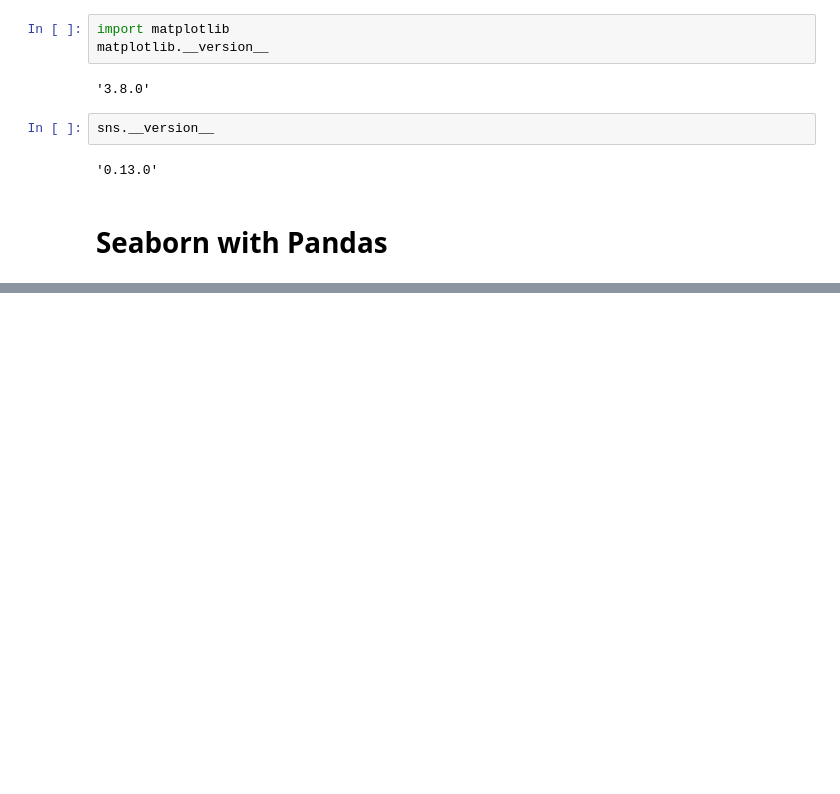
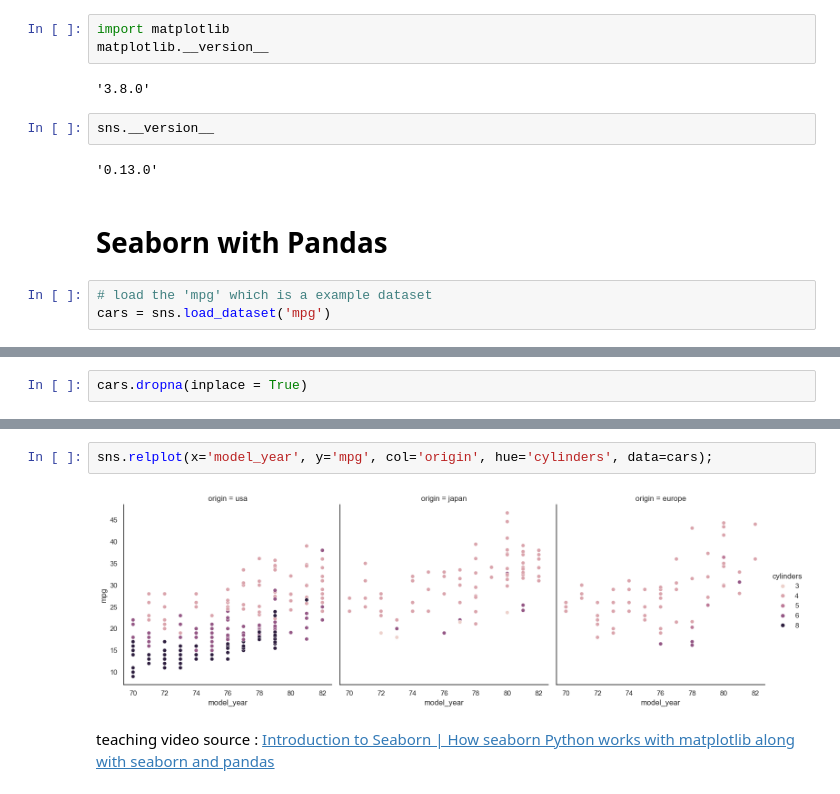
Before and after one commit to JOMYYYYYY/seaborn-projects, a Jupyter notebook: Seaborn Intro.ipynb, the cells around one changed output, grey strips where cells are left out. Saved outputs shown, nothing was run; the diff lists cells and outputs as text; blank space fills up the shorter version.

Commit message:
add the Seaborn-Intro.ipynb

```diff
--- a/Seaborn Intro.ipynb
+++ b/Seaborn Intro.ipynb
@@ -39,3 +38,6 @@ sns.__version__
 '0.13.0'
 # %% [markdown]
 # Seaborn with Pandas
+# %%
+# load the 'mpg' which is a example dataset
+cars = sns.load_dataset('mpg')
@@ -41,0 +72,2 @@ sns.__version__
+# %%
+cars.dropna(inplace = True)
@@ -41,0 +140,6 @@ sns.__version__
+# %%
+sns.relplot(x='model_year', y='mpg', col='origin', hue='cylinders', data=cars);
+# %% [output]
+[figure, added]
+# %% [markdown]
+teaching video source : <a href="https://youtu.be/vaf4ir8eT38?si=JhUbNLKR5Ey3e_s2">Introduction to Seaborn | How seaborn Python works with matplotlib along with seaborn and pandas</a>
```
Also changed, not shown: parts of 11 cells of this notebook, 1 other file.
